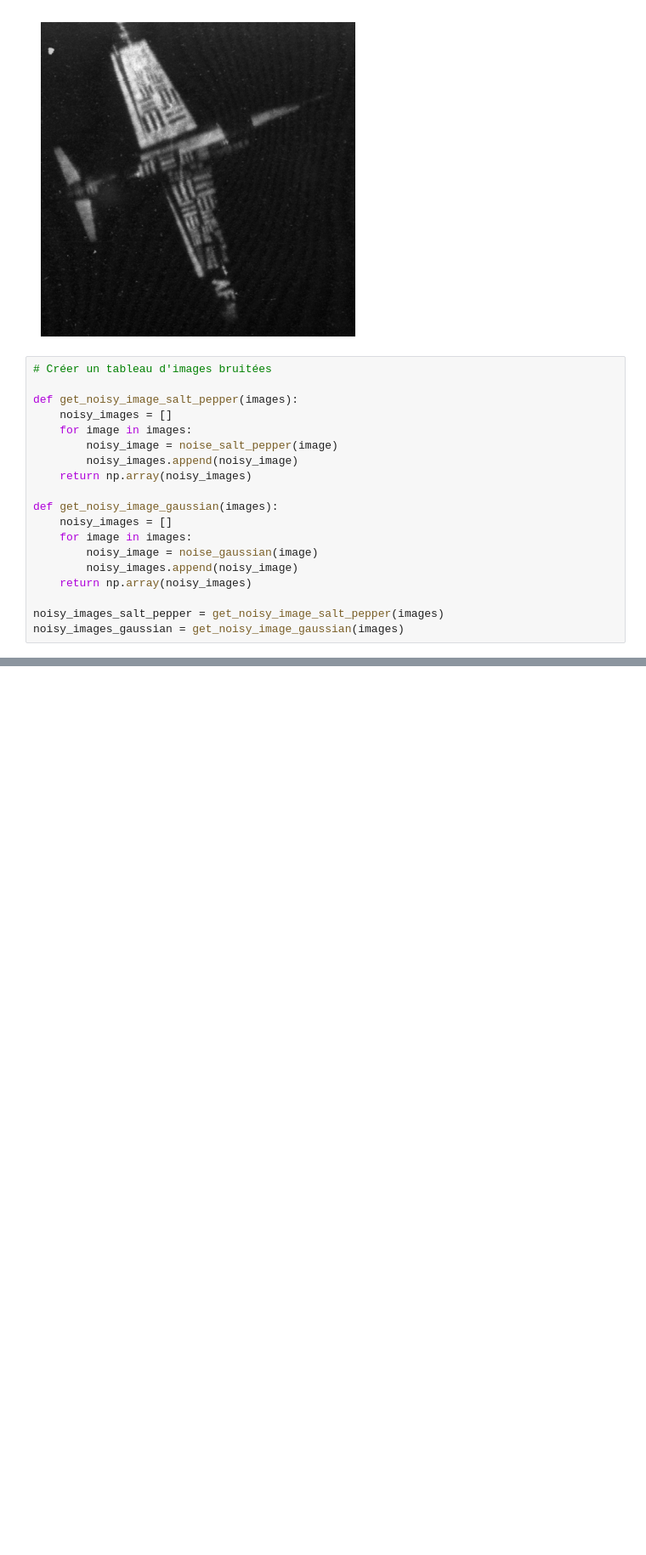
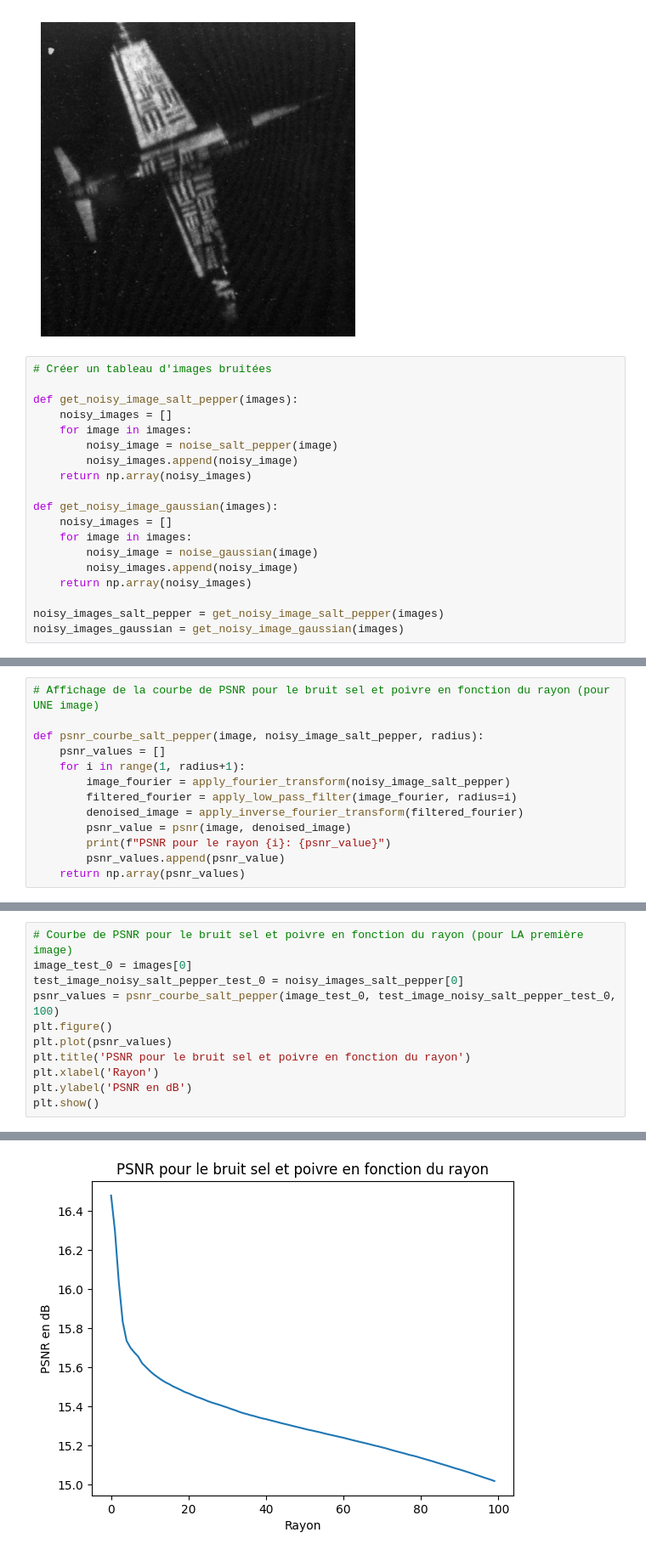
Before and after one commit to Adeper/Projet_Image, a Jupyter notebook: Code/Fourier/tests_fourier.ipynb, the cells around one changed output, grey strips where cells are left out. Shown at 85% size. Drawn from its saved outputs; the diff is of its cells as text; blank space fills up the shorter version.

Commit message:
reglage de certaines courbes

```diff
--- a/Code/Fourier/tests_fourier.ipynb
+++ b/Code/Fourier/tests_fourier.ipynb
@@ -290,3 +290,16 @@ def display_curb_psnr(psnr_means, title):
     plt.xlabel('Taille du paramètre (rayon ou sigma)')
     plt.ylabel('PSNR en dB')
     plt.show()
+# %%
+# Affichage de la courbe de PSNR pour le bruit sel et poivre en fonction du rayon (pour UNE image)
+
+def psnr_courbe_salt_pepper(image, noisy_image_salt_pepper, radius):
+    psnr_values = []
+    for i in range(1, radius+1):
+        image_fourier = apply_fourier_transform(noisy_image_salt_pepper)
+        filtered_fourier = apply_low_pass_filter(image_fourier, radius=i)
+        denoised_image = apply_inverse_fourier_transform(filtered_fourier)
+        psnr_value = psnr(image, denoised_image)
+        print(f"PSNR pour le rayon {i}: {psnr_value}")
+        psnr_values.append(psnr_value)
+    return np.array(psnr_values)
@@ -316,0 +338,12 @@ display_curb_psnr(psnr_values_salt_pepper_gaussian_low_pass, 'PSNR moyen pour le
+# %%
+# Courbe de PSNR pour le bruit sel et poivre en fonction du rayon (pour LA première image)
+image_test_0 = images[0]
+test_image_noisy_salt_pepper_test_0 = noisy_images_salt_pepper[0]
+psnr_values = psnr_courbe_salt_pepper(image_test_0, test_image_noisy_salt_pepper_test_0, 100)
+plt.figure()
+plt.plot(psnr_values)
+plt.title('PSNR pour le bruit sel et poivre en fonction du rayon')
+plt.xlabel('Rayon')
+plt.ylabel('PSNR en dB')
+plt.show()
+# %% [output]
@@ -316,0 +367 @@ display_curb_psnr(psnr_values_salt_pepper_gaussian_low_pass, 'PSNR moyen pour le
+[figure, added]
```
Also changed, not shown: parts of 8 cells of this notebook, 3 other files.
